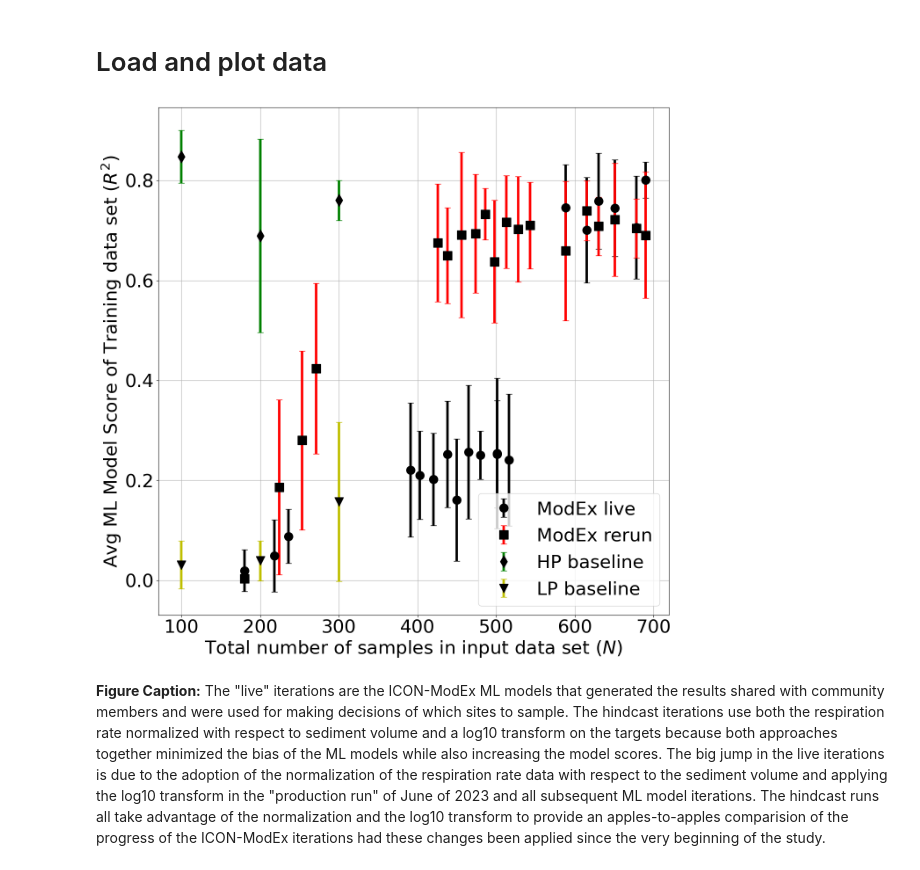
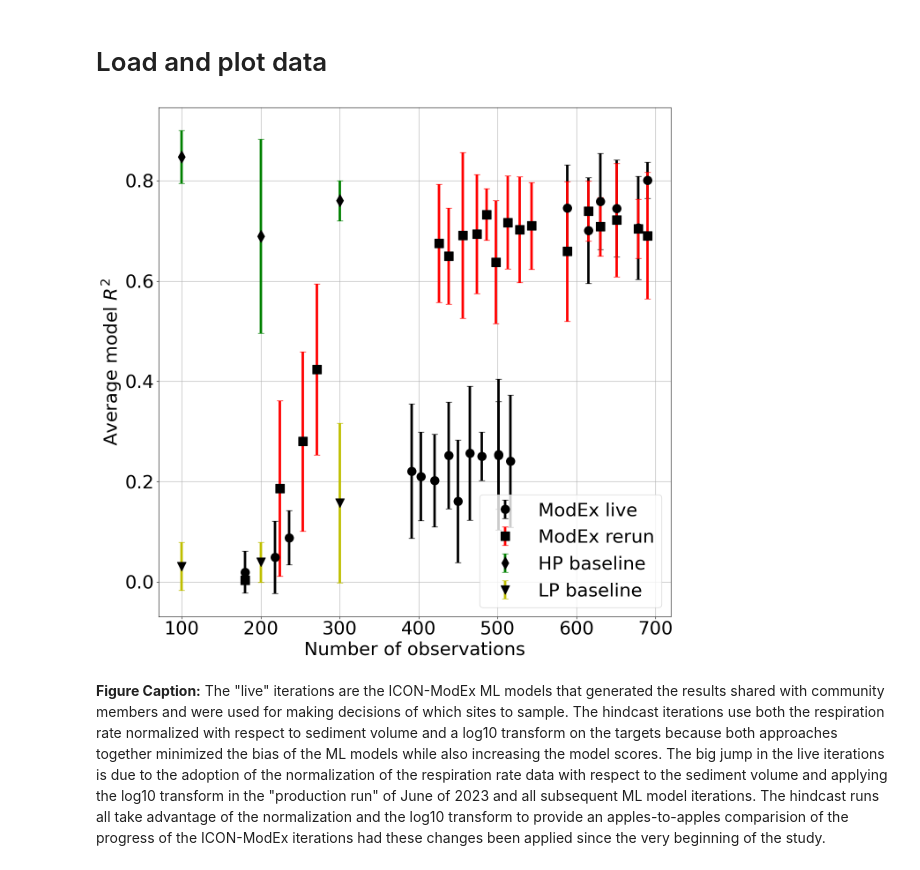
Before and after one commit to WHONDRS-Hub/ICON-ModEx_Open_Manuscript, a Jupyter notebook: fig-model-score-evolution/step_01_get_and_sketch_data.ipynb, the cells around one changed output. Cells and saved outputs as stored; diff of their text form; code cells hidden in the pictures.

Commit message:
Simplify labels on model score evolution plot

```diff
--- a/fig-model-score-evolution/step_01_get_and_sketch_data.ipynb
+++ b/fig-model-score-evolution/step_01_get_and_sketch_data.ipynb
@@ -1009,36 +1009,36 @@ ax.errorbar(
     ecolor='y',
     elinewidth=e_bar_w,
     capsize=e_cap_w,
     markersize=e_sym_s)
 
 # Comment out the HP/LP PCA points since they
 # tell a similar, but less robust, story.
 #ax.errorbar(
 #    # Artificial offset for visualization
 #    icon_modex_pca['ntrain']+10,
 #    icon_modex_pca['hold-out-avg'],
 #    icon_modex_pca['hold-out-std'],
 #    fmt='ys',
 #    ecolor='y',
 #    elinewidth=3,
 #    capsize=5)
 
 #ax.errorbar(
 #    icon_modex_baseline['ntrain'],
 #    icon_modex_baseline['r2_test_avg'],
 #    icon_modex_baseline['r2_test_std'],
 #    fmt='cs',
 #    ecolor='c',
 #    elinewidth=3,
 #    capsize=5)
 ax.grid()
 
-plt.ylabel('Avg ML Model Score of Training data set ($R^2$)')
-plt.xlabel('Total number of samples in input data set ($N$)')
+plt.ylabel('Average model $R^2$')
+plt.xlabel('Number of observations')
 plt.legend(['ModEx live','ModEx rerun','HP baseline','LP baseline'],loc='lower right')
 plt.savefig('ICON_ModEx_summary.pdf')
 # %% [output]
-[figure, old version]
+[figure, new version]
 # %% [markdown]
 **Figure Caption:** The "live" iterations are the ICON-ModEx ML models that generated the results shared with community members and were used for making decisions of which sites to sample. The hindcast iterations use both the respiration rate normalized with respect to sediment volume and a log10 transform on the targets because both approaches together minimized the bias of the ML models while also increasing the model scores. The big jump in the live iterations is due to the adoption of the normalization of the respiration rate data with respect to the sediment volume and applying the log10 transform in the "production run" of June of 2023 and all subsequent ML model iterations. The hindcast runs all take advantage of the normalization and the log10 transform to provide an apples-to-apples comparision of the progress of the ICON-ModEx iterations had these changes been applied since the very beginning of the study.
 # %%
```
Also changed, not shown: parts of 5 cells of this notebook, 23 other files.
